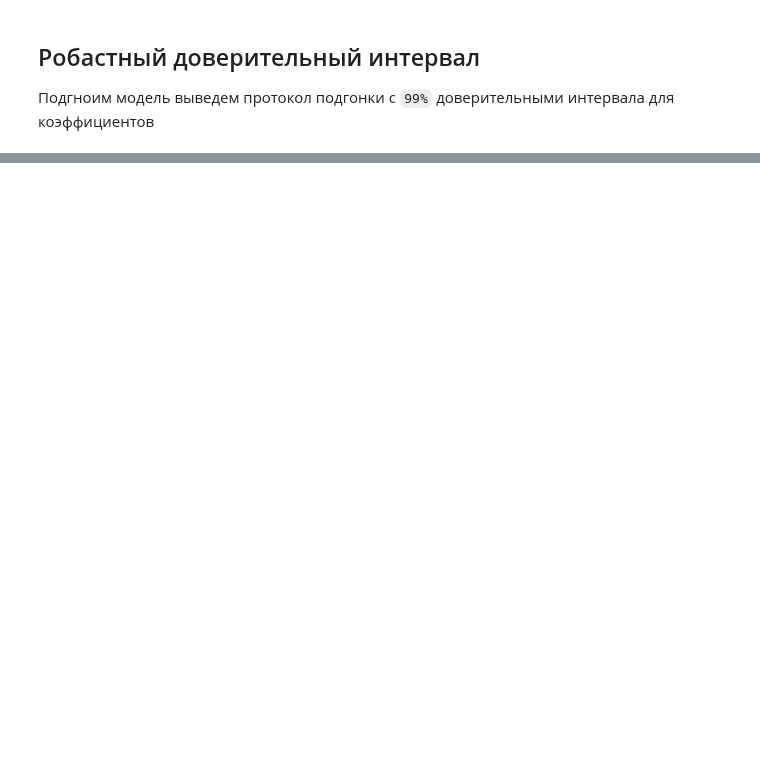
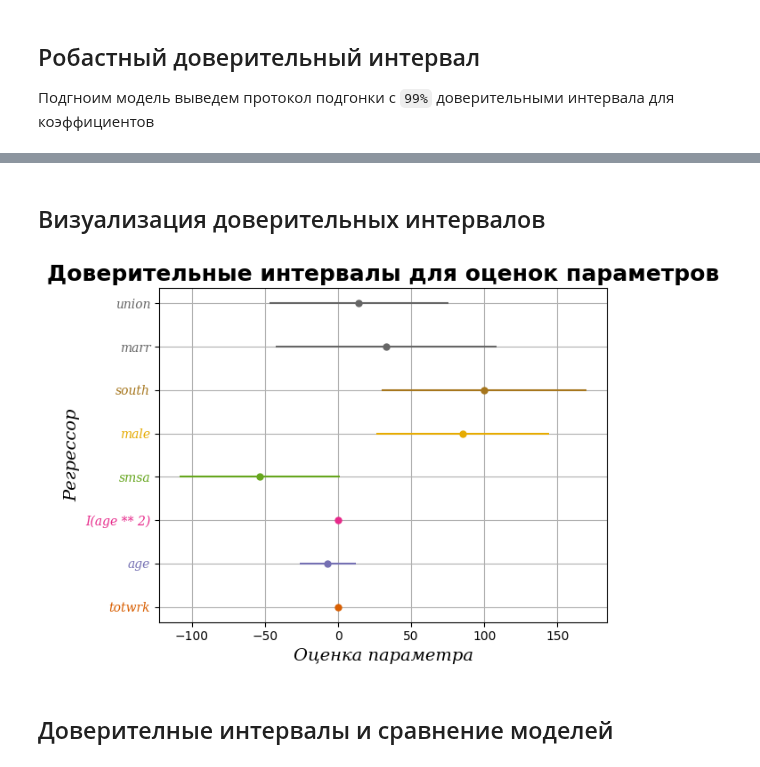
Before and after one commit to artamonoff/econometrica, a Jupyter notebook: econometrica-1/jupyter-notebooks/conf-intervals.ipynb, the cells around one changed output, grey strips where cells are left out. Drawn from its saved outputs; the diff is of its cells as text; code cells hidden in the pictures; blank space fills up the shorter version.

Commit message:
Update conf-intervals: add vizualisation

```diff
--- a/econometrica-1/jupyter-notebooks/conf-intervals.ipynb
+++ b/econometrica-1/jupyter-notebooks/conf-intervals.ipynb
@@ -75,0 +144,33 @@ res_hc.conf_int(alpha=0.01).round(3)
+# %% [markdown]
+## Визуализация доверительных интервалов
+# %%
+# спецификация модели
+mod = smf.ols(formula='sleep~1+totwrk+age+I(age**2)+smsa+male+south+marr+union', data=df)
+res = mod.fit()
+
+#plt.style.use('dark_background') # черный фон
+
+conf_int = res_hc.conf_int(alpha=0.1)
+# Задаем палитру цветов для интервалов
+colors = plt.cm.Dark2(np.linspace(0, 1, len(mod.exog_names)))
+#colors = plt.cm.tab20(np.linspace(0, 1, len(mod.exog_names)))
+# Построение графика
+plt.figure()
+for i in range(1, len(mod.exog_names)):
+    plt.plot(res.params[i], i, marker='o', markersize=5, color=colors[i])  # Отмечаем оценки коэффициентов точками
+    #plt.plot([conf_int.iloc[i, 0], conf_int.iloc[i, 1]], [i, i], marker='o', linestyle='', markersize=5, color=colors[i])  # Отмечаем границы доверительного интервала точками
+    plt.hlines(y=i, xmin=conf_int.iloc[i, 0], xmax=conf_int.iloc[i, 1], color=colors[i])  # Соединяем границы интервала
+    # Устанавливаем цвета для подписей оси y из списка цветов colors
+    plt.gca().get_yticklabels()[i-1].set_color(colors[i])
+plt.yticks(range(1, len(mod.exog_names)), mod.exog_names[1:], fontstyle='italic', family='serif') # подписи на оси y
+plt.xlabel('Оценка параметра', fontsize=14, fontstyle='italic', family='serif')
+plt.ylabel('Регрессор', fontsize=14, fontstyle='italic', family='serif')
+plt.title('Доверительные интервалы для оценок параметров', fontsize=18, fontweight='bold')
+plt.grid()
+# оптимизируем поля и расположение объектов
+plt.tight_layout()
+plt.show()
+# %% [output]
+[figure, added]
+# %% [markdown]
+## Доверителные интервалы и сравнение моделей
```
Also changed, not shown: parts of 9 cells of this notebook.
